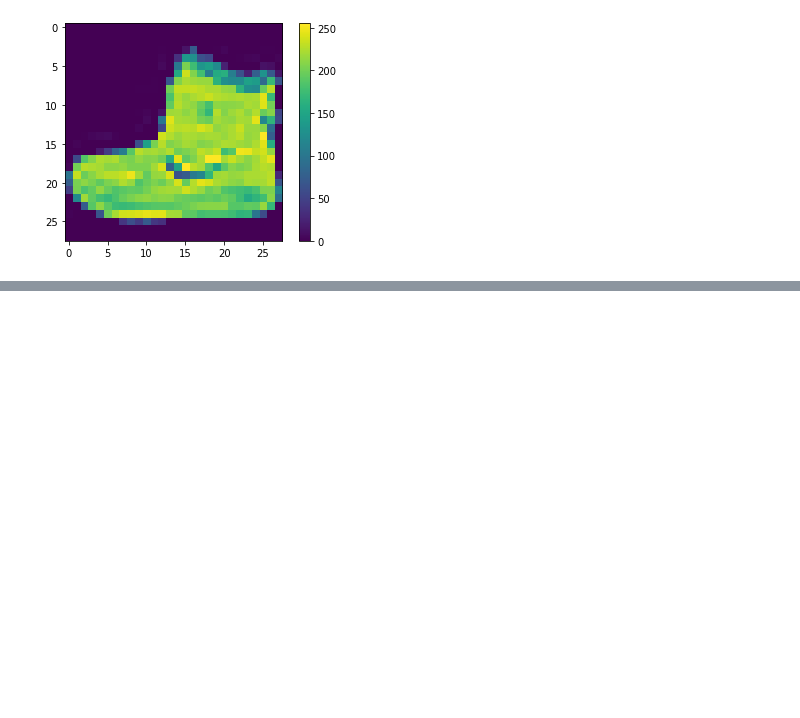
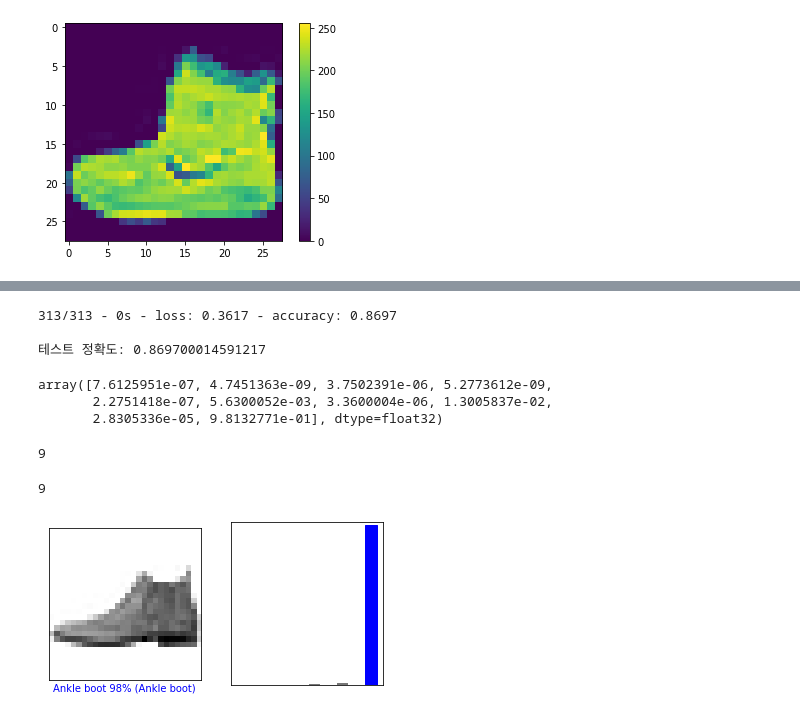
Before and after one commit to CokeLee777/MachingLearningstudy, a Jupyter notebook: 김우진/Untitled1.ipynb, the cells around one changed output, grey strips where cells are left out. Saved outputs shown, nothing was run; the diff lists cells and outputs as text; code cells hidden in the pictures; blank space fills up the shorter version.

```diff
--- a/김우진/Untitled1.ipynb
+++ b/김우진/Untitled1.ipynb
@@ -43,0 +70,2 @@ plt.show()
+# %%
+model.fit(train_images, train_labels, epochs=5)
@@ -43,0 +84,68 @@ plt.show()
+# %%
+
+test_loss, test_acc = model.evaluate(test_images,  test_labels, verbose=2)
+
+print('\n테스트 정확도:', test_acc)
+# %% [output]
+313/313 - 0s - loss: 0.3617 - accuracy: 0.8697
+
+테스트 정확도: 0.869700014591217
+# %%
+
+predictions = model.predict(test_images)
+# %%
+predictions[0]
+# %% [output]
+array([7.6125951e-07, 4.7451363e-09, 3.7502391e-06, 5.2773612e-09,
+       2.2751418e-07, 5.6300052e-03, 3.3600004e-06, 1.3005837e-02,
+       2.8305336e-05, 9.8132771e-01], dtype=float32)
+# %%
+np.argmax(predictions[0])
+# %% [output]
+9
+# %%
+test_labels[0]
+# %% [output]
+9
+# %%
+def plot_image(i, predictions_array, true_label, img):
+  predictions_array, true_label, img = predictions_array[i], true_label[i], img[i]
+  plt.grid(False)
+  plt.xticks([])
+  plt.yticks([])
+
+  plt.imshow(img, cmap=plt.cm.binary)
+
+  predicted_label = np.argmax(predictions_array)
+  if predicted_label == true_label:
+    color = 'blue'
+  else:
+    color = 'red'
+
+  plt.xlabel("{} {:2.0f}% ({})".format(class_names[predicted_label],
+                                100*np.max(predictions_array),
+                                class_names[true_label]),
+                                color=color)
+
+def plot_value_array(i, predictions_array, true_label):
+  predictions_array, true_label = predictions_array[i], true_label[i]
+  plt.grid(False)
+  plt.xticks([])
+  plt.yticks([])
+  thisplot = plt.bar(range(10), predictions_array, color="#777777")
+  plt.ylim([0, 1])
+  predicted_label = np.argmax(predictions_array)
+
+  thisplot[predicted_label].set_color('red')
+  thisplot[true_label].set_color('blue')
+# %%
+
+i = 0
+plt.figure(figsize=(6,3))
+plt.subplot(1,2,1)
+plot_image(i, predictions, test_labels, test_images)
+plt.subplot(1,2,2)
+plot_value_array(i, predictions,  test_labels)
+plt.show()
+# %% [output]
+[figure, added]
```
Also changed, not shown: parts of 12 cells of this notebook, 1 other file.
